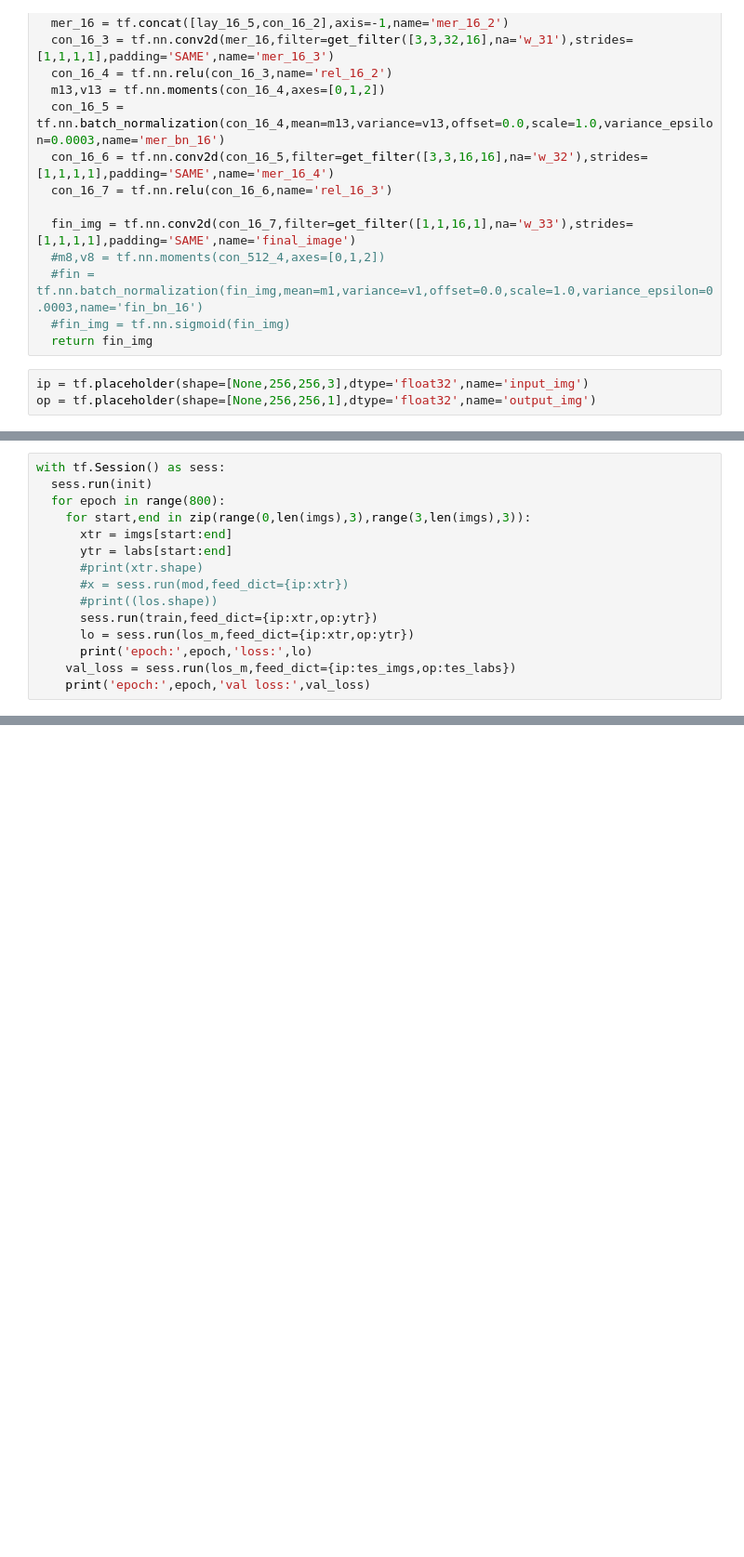
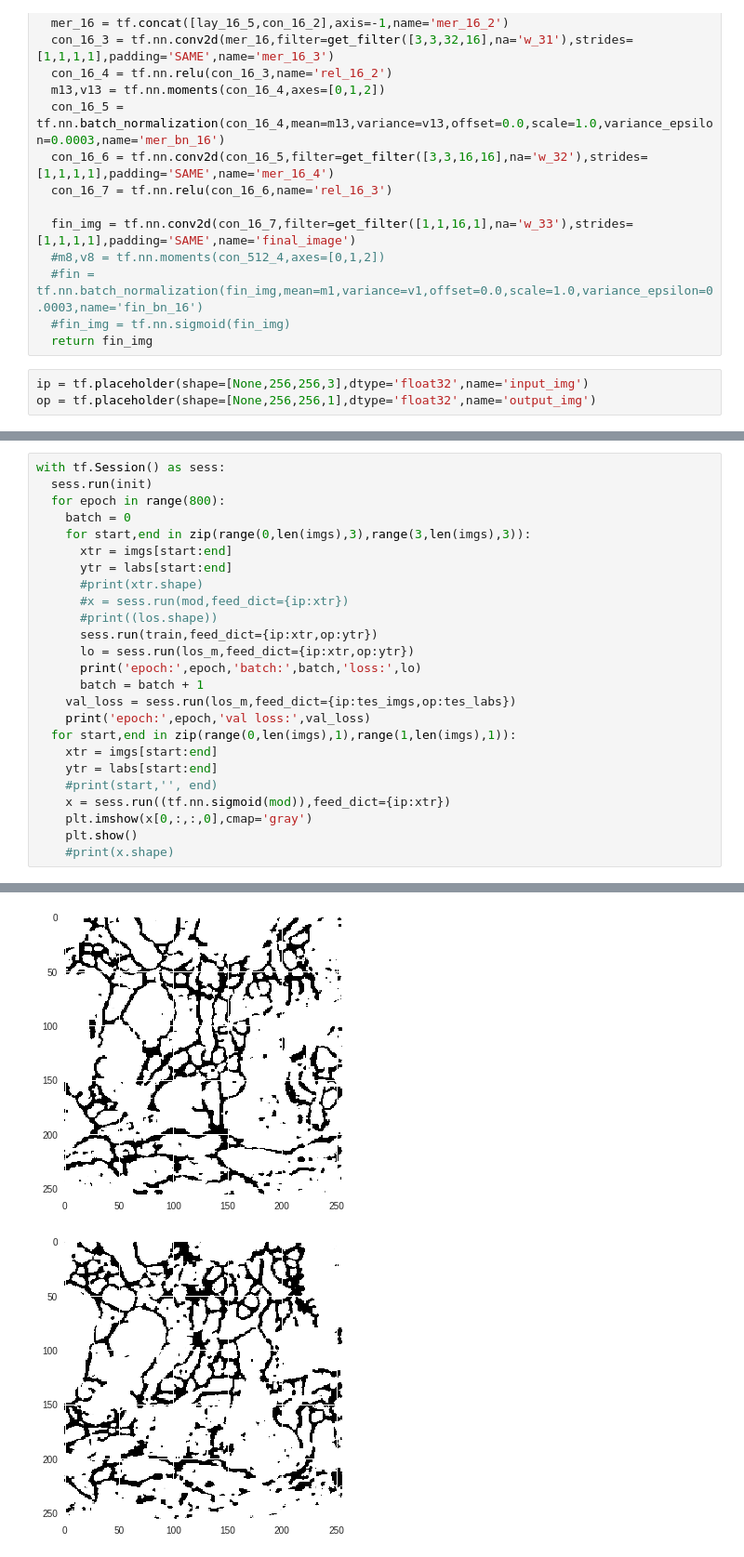
Before and after one commit to chkda/tensorflow_projects, a Jupyter notebook: Unet-segmentation/cell_seg.ipynb, the cells around one changed output, grey strips where cells are left out. Shown at 93% size. Drawn from its saved outputs; the diff is of its cells as text; blank space fills up the shorter version.

```diff
--- a/Unet-segmentation/cell_seg.ipynb
+++ b/Unet-segmentation/cell_seg.ipynb
@@ -267,6 +269,7 @@ Use tf.cast instead.
 with tf.Session() as sess:
   sess.run(init)
   for epoch in range(800):
+    batch = 0
     for start,end in zip(range(0,len(imgs),3),range(3,len(imgs),3)):
       xtr = imgs[start:end]
       ytr = labs[start:end]
@@ -275,7 +278,16 @@ with tf.Session() as sess:
       #print((los.shape))
       sess.run(train,feed_dict={ip:xtr,op:ytr})
       lo = sess.run(los_m,feed_dict={ip:xtr,op:ytr})
-      print('epoch:',epoch,'loss:',lo)
+      print('epoch:',epoch,'batch:',batch,'loss:',lo)
+      batch = batch + 1
     val_loss = sess.run(los_m,feed_dict={ip:tes_imgs,op:tes_labs})
     print('epoch:',epoch,'val loss:',val_loss)
+  for start,end in zip(range(0,len(imgs),1),range(1,len(imgs),1)):
+    xtr = imgs[start:end]
+    ytr = labs[start:end]
+    #print(start,'', end)
+    x = sess.run((tf.nn.sigmoid(mod)),feed_dict={ip:xtr})
+    plt.imshow(x[0,:,:,0],cmap='gray')
+    plt.show()
+    #print(x.shape)
 # %% [output]
@@ -298,0 +311,2 @@ epoch: 799 val loss: -1.8174524
+[figure, added]
+[figure, added]
```
Also changed, not shown: parts of 6 cells of this notebook.
